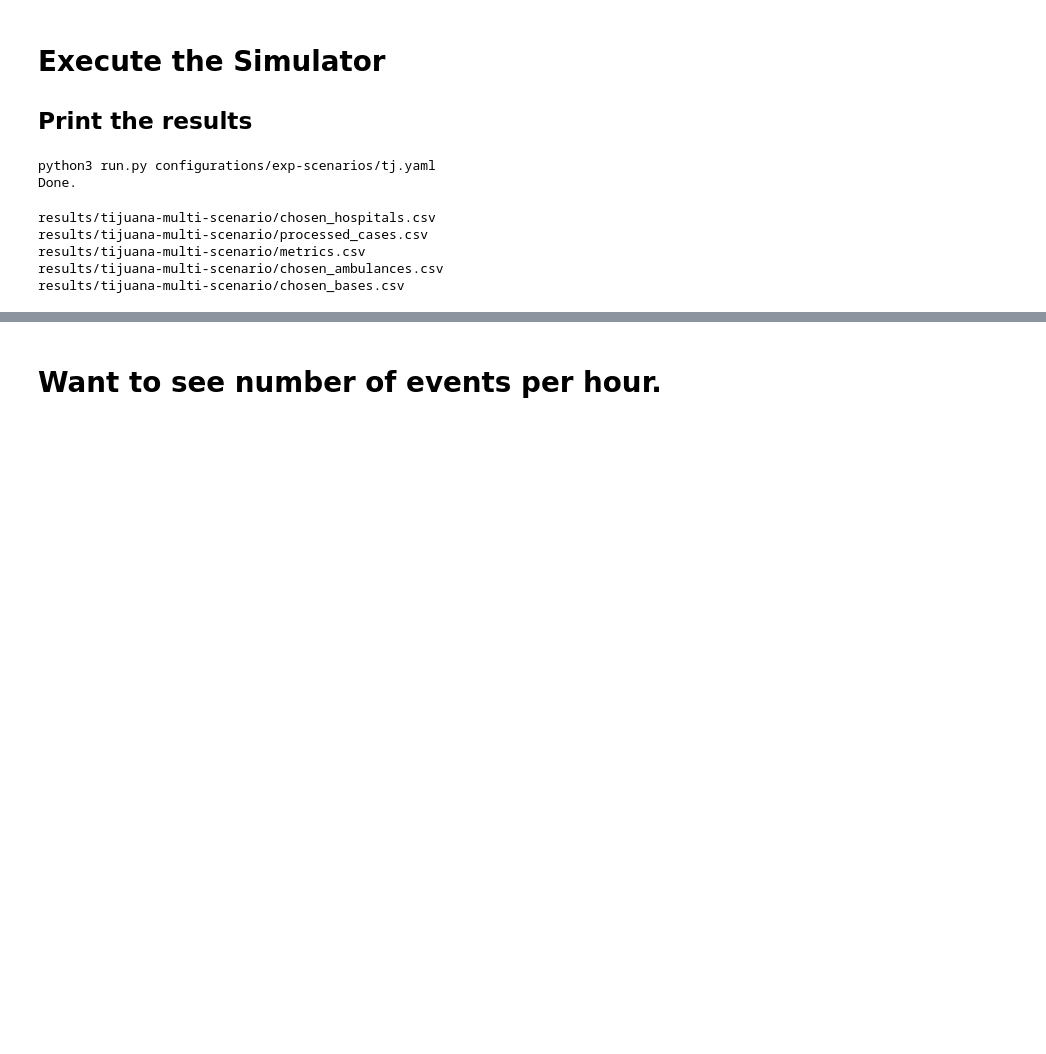
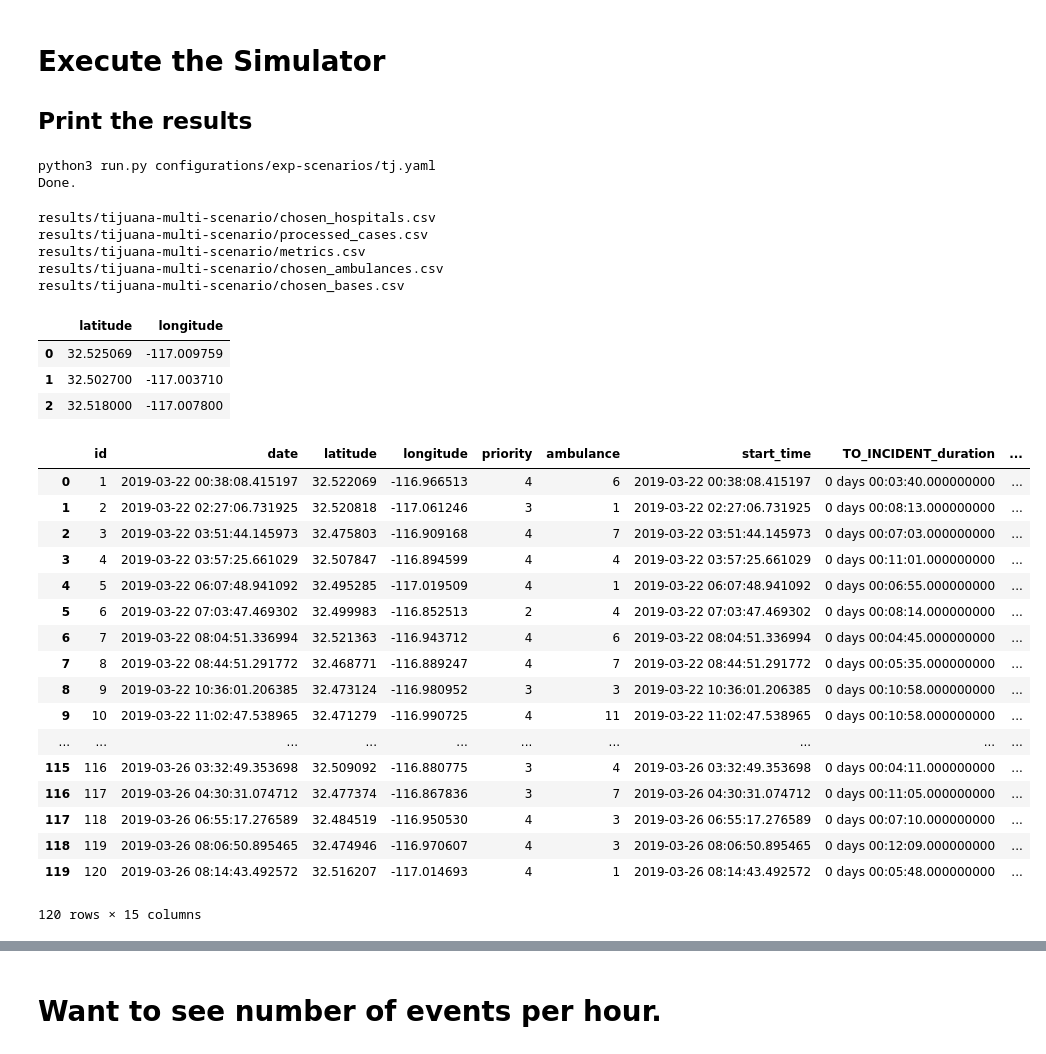
Before and after one commit to EMSTrack/Algorithms, a Jupyter notebook: rct-simulation-v2-daily-normal.ipynb, the cells around one changed output, grey strips where cells are left out. Cells and saved outputs as stored; diff of their text form; code cells hidden in the pictures; blank space fills up the shorter version.

```diff
--- a/rct-simulation-v2-daily-normal.ipynb
+++ b/rct-simulation-v2-daily-normal.ipynb
@@ -64,0 +55,28 @@ results/tijuana-multi-scenario/chosen_bases.csv
+# %%
+csvs[0]
+# %% [output]
+|  | latitude | longitude |
+| 0 | 32.525069 | -117.009759 |
+| 1 | 32.502700 | -117.003710 |
+| 2 | 32.518000 | -117.007800 |
+# %%
+csvs[1]
+# %% [output]
+|  | id | date | latitude | longitude | priority | ambulance | start_time | TO_INCIDENT_duration | ... |
+| 0 | 1 | 2019-03-22 00:38:08.415197 | 32.522069 | -116.966513 | 4 | 6 | 2019-03-22 00:38:08.415197 | 0 days 00:03:40.000000000 | ... |
+| 1 | 2 | 2019-03-22 02:27:06.731925 | 32.520818 | -117.061246 | 3 | 1 | 2019-03-22 02:27:06.731925 | 0 days 00:08:13.000000000 | ... |
+| 2 | 3 | 2019-03-22 03:51:44.145973 | 32.475803 | -116.909168 | 4 | 7 | 2019-03-22 03:51:44.145973 | 0 days 00:07:03.000000000 | ... |
+| 3 | 4 | 2019-03-22 03:57:25.661029 | 32.507847 | -116.894599 | 4 | 4 | 2019-03-22 03:57:25.661029 | 0 days 00:11:01.000000000 | ... |
+| 4 | 5 | 2019-03-22 06:07:48.941092 | 32.495285 | -117.019509 | 4 | 1 | 2019-03-22 06:07:48.941092 | 0 days 00:06:55.000000000 | ... |
+| 5 | 6 | 2019-03-22 07:03:47.469302 | 32.499983 | -116.852513 | 2 | 4 | 2019-03-22 07:03:47.469302 | 0 days 00:08:14.000000000 | ... |
+| 6 | 7 | 2019-03-22 08:04:51.336994 | 32.521363 | -116.943712 | 4 | 6 | 2019-03-22 08:04:51.336994 | 0 days 00:04:45.000000000 | ... |
+| 7 | 8 | 2019-03-22 08:44:51.291772 | 32.468771 | -116.889247 | 4 | 7 | 2019-03-22 08:44:51.291772 | 0 days 00:05:35.000000000 | ... |
+| 8 | 9 | 2019-03-22 10:36:01.206385 | 32.473124 | -116.980952 | 3 | 3 | 2019-03-22 10:36:01.206385 | 0 days 00:10:58.000000000 | ... |
+| 9 | 10 | 2019-03-22 11:02:47.538965 | 32.471279 | -116.990725 | 4 | 11 | 2019-03-22 11:02:47.538965 | 0 days 00:10:58.000000000 | ... |
+| ... | ... | ... | ... | ... | ... | ... | ... | ... | ... |
+| 115 | 116 | 2019-03-26 03:32:49.353698 | 32.509092 | -116.880775 | 3 | 4 | 2019-03-26 03:32:49.353698 | 0 days 00:04:11.000000000 | ... |
+| 116 | 117 | 2019-03-26 04:30:31.074712 | 32.477374 | -116.867836 | 3 | 7 | 2019-03-26 04:30:31.074712 | 0 days 00:11:05.000000000 | ... |
+| 117 | 118 | 2019-03-26 06:55:17.276589 | 32.484519 | -116.950530 | 4 | 3 | 2019-03-26 06:55:17.276589 | 0 days 00:07:10.000000000 | ... |
+| 118 | 119 | 2019-03-26 08:06:50.895465 | 32.474946 | -116.970607 | 4 | 3 | 2019-03-26 08:06:50.895465 | 0 days 00:12:09.000000000 | ... |
+| 119 | 120 | 2019-03-26 08:14:43.492572 | 32.516207 | -117.014693 | 4 | 1 | 2019-03-26 08:14:43.492572 | 0 days 00:05:48.000000000 | ... |
+120 rows × 15 columns
```
Also changed, not shown: parts of 20 cells of this notebook, 1 other file.
